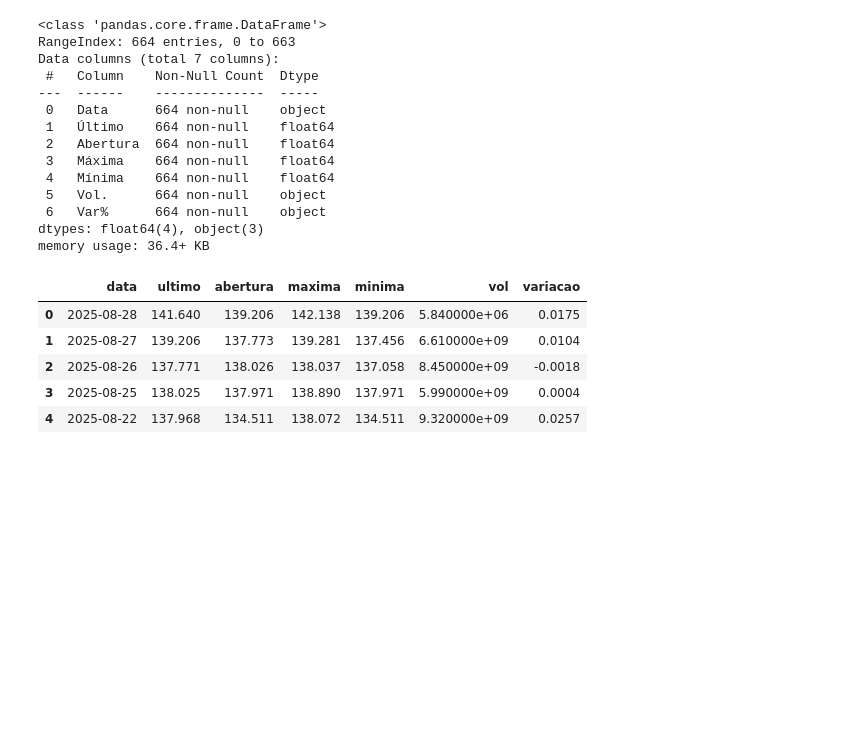
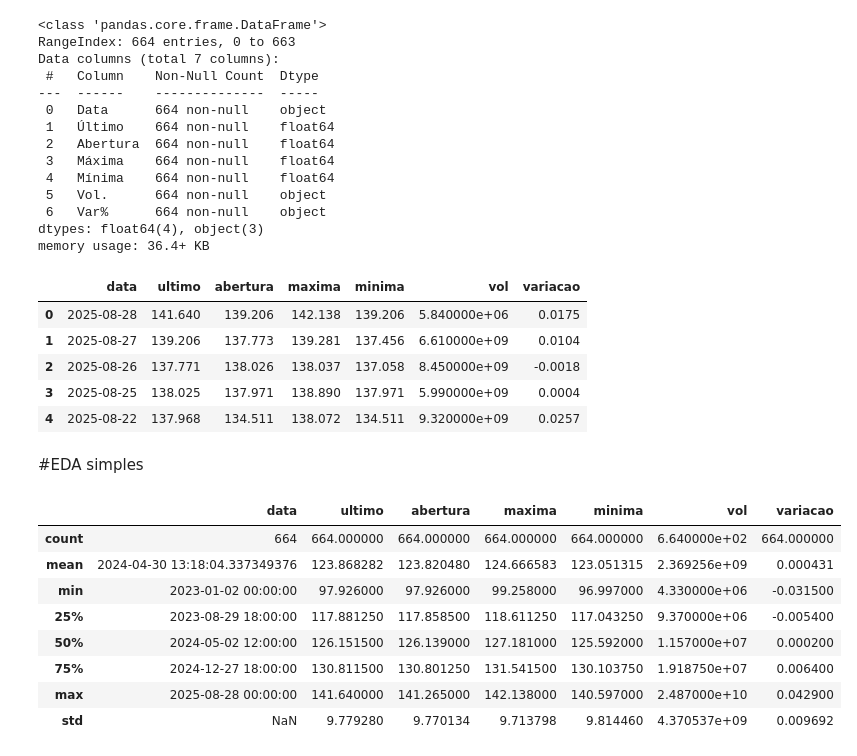
Before and after one commit to e-junior/Data-Science, a Jupyter notebook: indice_ibov.ipynb, the cells around one changed output. Saved outputs shown, nothing was run; the diff lists cells and outputs as text; code cells hidden in the pictures; blank space fills up the shorter version.

```diff
--- a/indice_ibov.ipynb
+++ b/indice_ibov.ipynb
@@ -85,3 +87,17 @@ df_ibov.head()
 | 2 | 2025-08-26 | 137.771 | 138.026 | 138.037 | 137.058 | 8.450000e+09 | -0.0018 |
 | 3 | 2025-08-25 | 138.025 | 137.971 | 138.890 | 137.971 | 5.990000e+09 | 0.0004 |
 | 4 | 2025-08-22 | 137.968 | 134.511 | 138.072 | 134.511 | 9.320000e+09 | 0.0257 |
+# %% [markdown]
+#EDA simples
+# %%
+df_ibov.describe()
+# %% [output]
+|  | data | ultimo | abertura | maxima | minima | vol | variacao |
+| count | 664 | 664.000000 | 664.000000 | 664.000000 | 664.000000 | 6.640000e+02 | 664.000000 |
+| mean | 2024-04-30 13:18:04.337349376 | 123.868282 | 123.820480 | 124.666583 | 123.051315 | 2.369256e+09 | 0.000431 |
+| min | 2023-01-02 00:00:00 | 97.926000 | 97.926000 | 99.258000 | 96.997000 | 4.330000e+06 | -0.031500 |
+| 25% | 2023-08-29 18:00:00 | 117.881250 | 117.858500 | 118.611250 | 117.043250 | 9.370000e+06 | -0.005400 |
+| 50% | 2024-05-02 12:00:00 | 126.151500 | 126.139000 | 127.181000 | 125.592000 | 1.157000e+07 | 0.000200 |
+| 75% | 2024-12-27 18:00:00 | 130.811500 | 130.801250 | 131.541500 | 130.103750 | 1.918750e+07 | 0.006400 |
+| max | 2025-08-28 00:00:00 | 141.640000 | 141.265000 | 142.138000 | 140.597000 | 2.487000e+10 | 0.042900 |
+| std | NaN | 9.779280 | 9.770134 | 9.713798 | 9.814460 | 4.370537e+09 | 0.009692 |
```
Also changed, not shown: parts of 2 cells of this notebook.
